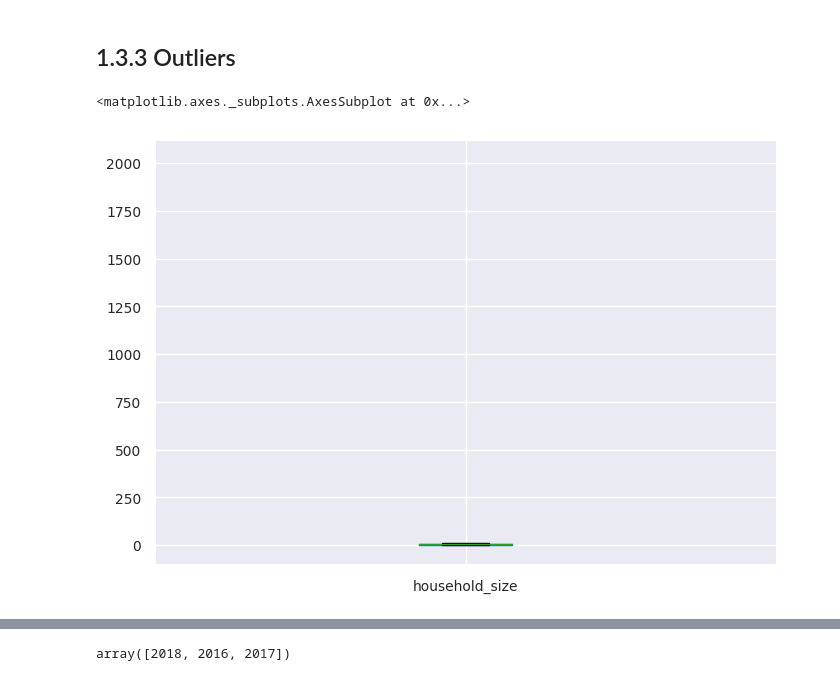
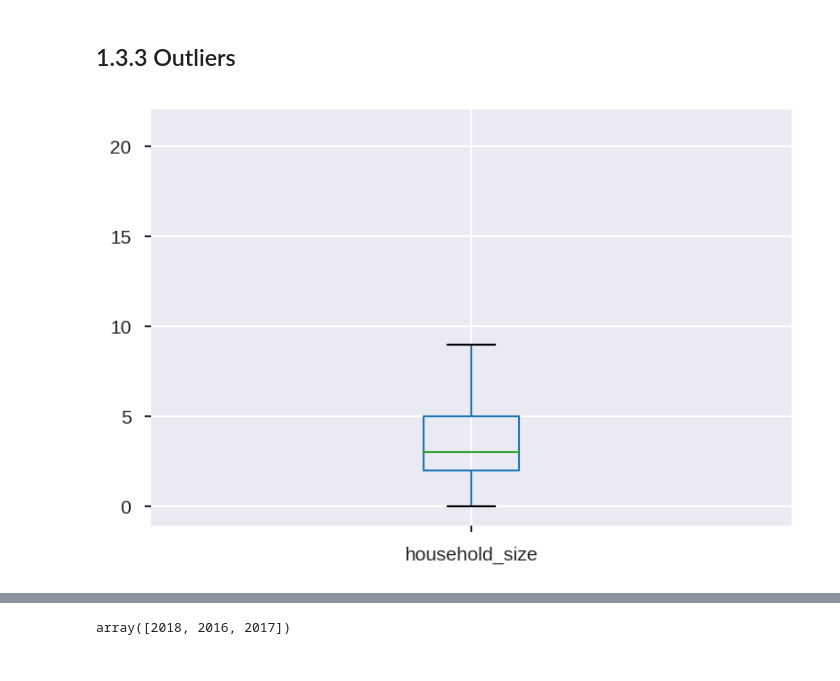
Before and after one commit to JOSEPHINEGEND/Predicting-Individuals-who-are-most-likely-to-have-or-use-a-bank-account-using-Python, a Jupyter notebook: Moringa_Data_Science_Core_W1_Independent_Project_2019_08_Josephine_Wanjiku_Python_Notebook.ipynb, the cells around one changed output, grey strips where cells are left out. Saved outputs shown, nothing was run; the diff lists cells and outputs as text; code cells hidden in the pictures.

```diff
--- a/Moringa_Data_Science_Core_W1_Independent_Project_2019_08_Josephine_Wanjiku_Python_Notebook.ipynb
+++ b/Moringa_Data_Science_Core_W1_Independent_Project_2019_08_Josephine_Wanjiku_Python_Notebook.ipynb
@@ -230,9 +217,10 @@ dtype: int64
 ## 1.3.3 Outliers
 # %%
 # Checking for outliers using a box plot
-# %%
-finance.boxplot(['household_size'])
-# %% [output]
-<matplotlib.axes._subplots.AxesSubplot at 0x...>
-[figure, removed]
+# %%
+plt.figure(dpi = 150)
+df.boxplot(['household_size'])
+plt.show()
+# %% [output]
+[figure, added]
 # %%
```
Also changed, not shown: parts of 30 cells of this notebook.
